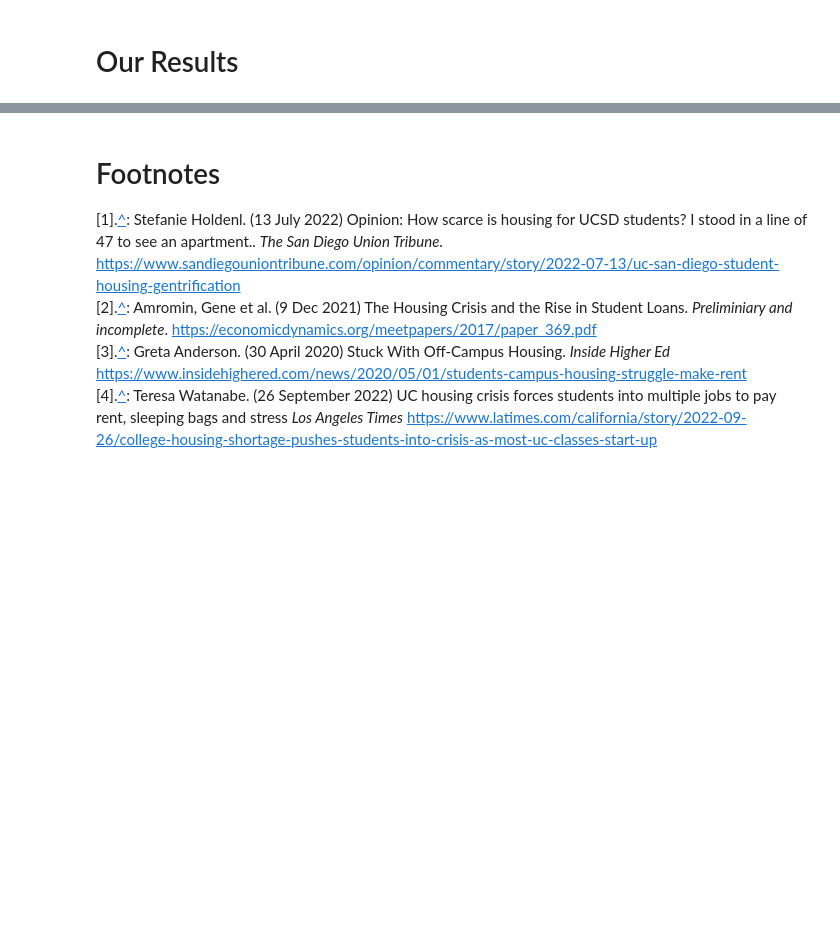
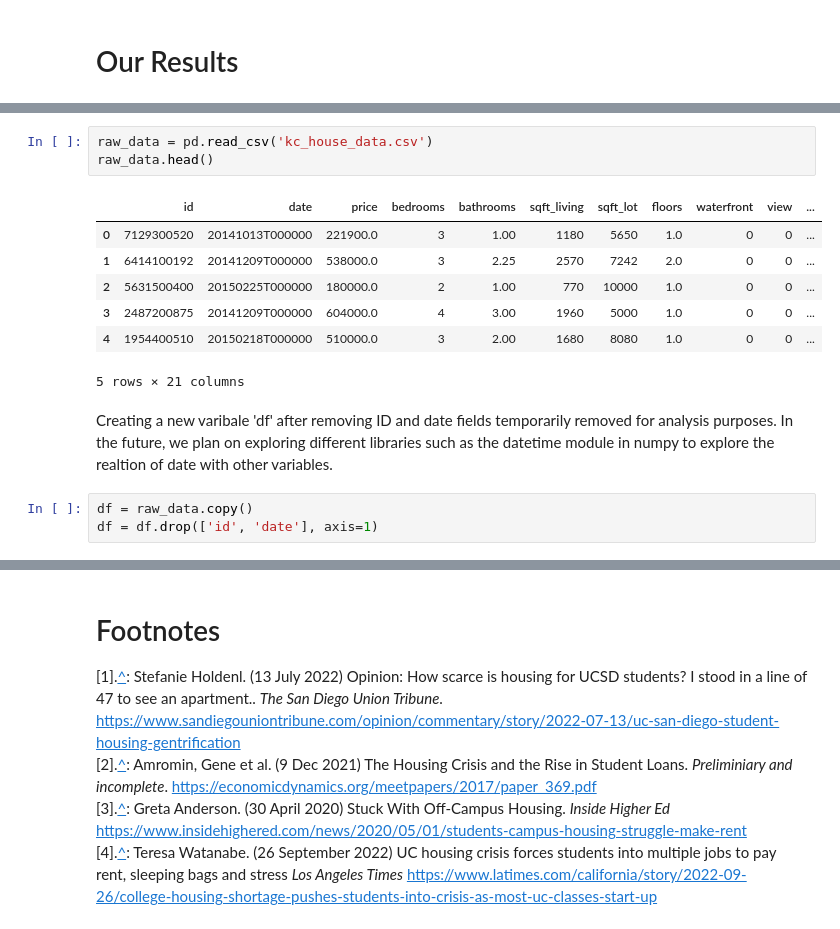
Before and after one commit to COGS118A/Group020-SP23, a Jupyter notebook: FinalProject_Group020-SP23.ipynb, the cells around one changed output, grey strips where cells are left out. Cells and saved outputs as stored; diff of their text form; blank space fills up the shorter version.

```diff
--- a/FinalProject_Group020-SP23.ipynb
+++ b/FinalProject_Group020-SP23.ipynb
@@ -94,0 +110,16 @@ We first started by looking at the data and seeing what we could do with it. We
+# %%
+raw_data = pd.read_csv('kc_house_data.csv')
+raw_data.head()
+# %% [output]
+|  | id | date | price | bedrooms | bathrooms | sqft_living | sqft_lot | floors | waterfront | view | ... |
+| 0 | 7129300520 | 20141013T000000 | 221900.0 | 3 | 1.00 | 1180 | 5650 | 1.0 | 0 | 0 | ... |
+| 1 | 6414100192 | 20141209T000000 | 538000.0 | 3 | 2.25 | 2570 | 7242 | 2.0 | 0 | 0 | ... |
+| 2 | 5631500400 | 20150225T000000 | 180000.0 | 2 | 1.00 | 770 | 10000 | 1.0 | 0 | 0 | ... |
+| 3 | 2487200875 | 20141209T000000 | 604000.0 | 4 | 3.00 | 1960 | 5000 | 1.0 | 0 | 0 | ... |
+| 4 | 1954400510 | 20150218T000000 | 510000.0 | 3 | 2.00 | 1680 | 8080 | 1.0 | 0 | 0 | ... |
+5 rows × 21 columns
+# %% [markdown]
+Creating a new varibale 'df' after removing ID and date fields temporarily removed for analysis purposes. In the future, we plan on exploring different libraries such as the datetime module in numpy to explore the realtion of date with other variables.
+# %%
+df = raw_data.copy()
+df = df.drop(['id', 'date'], axis=1)
```
Also changed, not shown: parts of 20 cells of this notebook, 1 other file.
